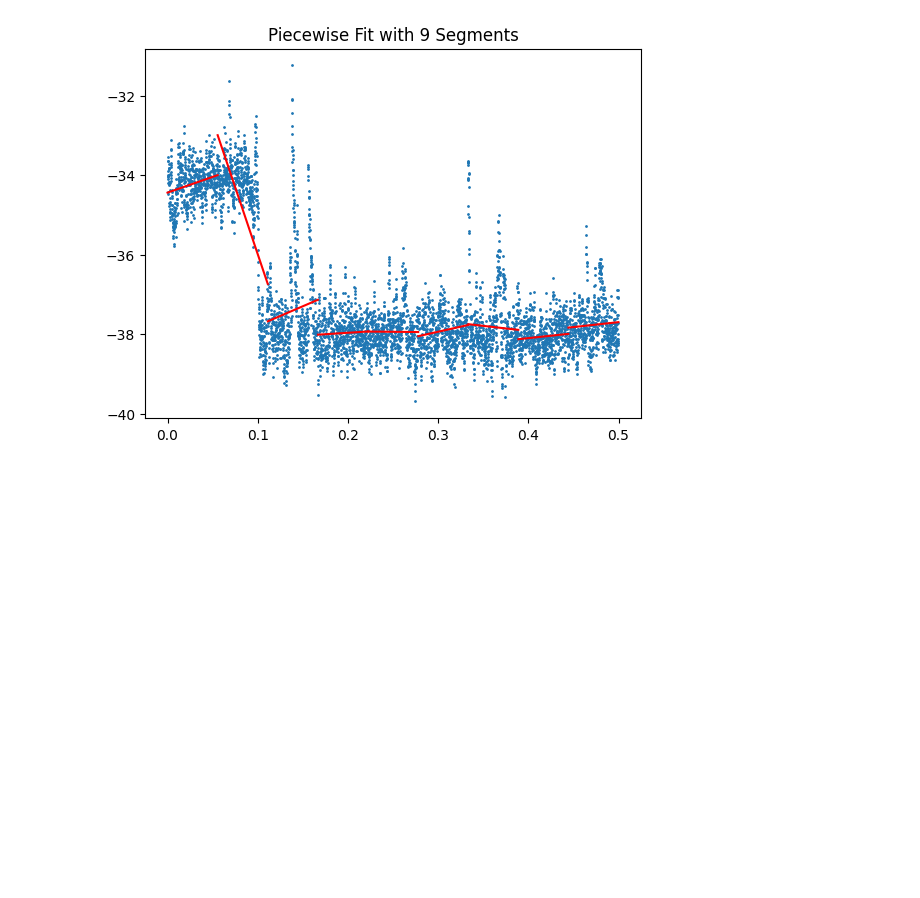
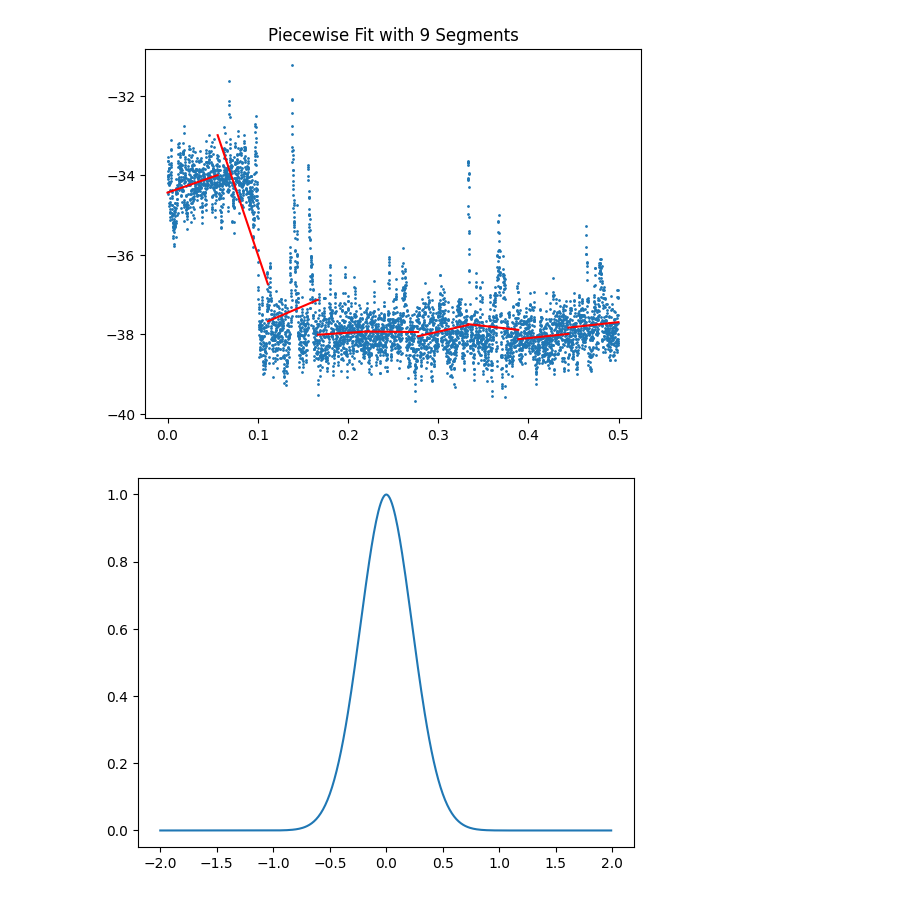
Before and after one commit to University-of-Silesia-Ion-Channel/Jonus, a Jupyter notebook: tests.ipynb, the cells around one changed output. Cells and saved outputs as stored; diff of their text form; code cells hidden in the pictures; blank space fills up the shorter version.

```diff
--- a/tests.ipynb
+++ b/tests.ipynb
@@ -620,3 +620,18 @@ for n in segments_lengths:
 [figure]
 [figure]
 [figure]
+# %%
+import numpy as np
+import matplotlib.pyplot as plt
+
+l = lambda alpha, t: -np.sign(t) * (2 / np.pi) * np.log(np.abs(t)) if alpha == 1 else np.sign(t)*np.tan((np.pi*alpha) / 2)
+
+def stable(alpha, beta, location, scale, t):
+    return np.exp(1j * t * location - (np.abs(scale*t)**alpha)*(1 - 1j*beta*l(alpha, t)))
+
+t = np.arange(-2, 2, 0.01)
+x = stable(1.9, -1, 0, 3, t)
+plt.plot(t, x)
+plt.show()
+# %% [output]
+[figure, added]
```
Also changed, not shown: 1 other file.
